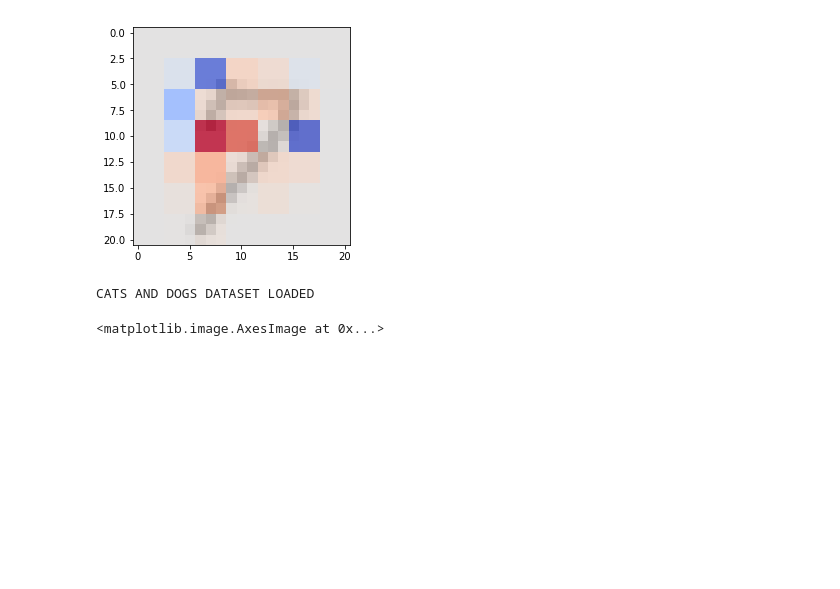
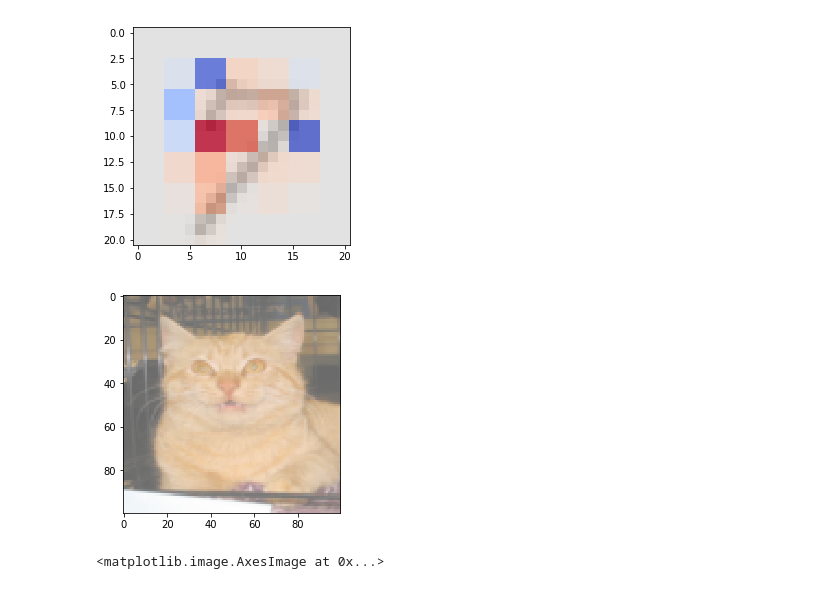
Before and after one commit to lhayne/ImageShap, a Jupyter notebook: presentation.ipynb, the cells around one changed output. Saved outputs shown, nothing was run; the diff lists cells and outputs as text; code cells hidden in the pictures; blank space fills up the shorter version.

```diff
--- a/presentation.ipynb
+++ b/presentation.ipynb
@@ -57,12 +57,23 @@ plt.imshow(dataset.X_train[0].reshape((21,21)),alpha=0.2,cmap="Greys")
 <matplotlib.image.AxesImage at 0x...>
 [figure]
 # %%
-cat_dataset = Dataset("catsdogs")
-k1 = np.load("weights/catsdogs/k1" + str(24) + ".npy")
-k2 = np.load("weights/catsdogs/k2" + str(24) + ".npy")
-f1 = np.load("weights/catsdogs/f1" + str(24) + ".npy")
-f2 = np.load("weights/catsdogs/f2" + str(24) + ".npy")
+# cat_dataset = Dataset("catsdogs")
+fig = plt.figure(frameon=False)
+im1 = plt.imshow(cat_dataset.X_train[0].reshape((100,100,3)),alpha=0.6)
+ims=[]
+for epoch in range(25):
+    k1 = np.load("weights/catsdogs/k1" + str(epoch) + ".npy")
+    k2 = np.load("weights/catsdogs/k2" + str(epoch) + ".npy")
+    f1 = np.load("weights/catsdogs/f1" + str(epoch) + ".npy")
+    f2 = np.load("weights/catsdogs/f2" + str(epoch) + ".npy")
 
-network = ConvNetwork("catsdogs",k1,k2,f1,f2)
+    network = ConvNetwork("catsdogs",k1,k2,f1,f2)
+    shap_map_superpixel_cats = network.shap_superpixel(cat_dataset.X_train[0],cat_dataset.y_train[0],cat_dataset,10)
+
+    im = plt.imshow(shap_map_superpixel_cats.reshape((100,100)),cmap="coolwarm",vmin=np.min(shap_map_superpixel_cats),vmax=np.max(shap_map_superpixel_cats),animated=True,alpha=0.4)
+    ims.append([im])
+
+ani = animation.ArtistAnimation(fig, ims)
+ani.save("cats_epochs_shap2.gif", writer='imagemagick', fps=1)
 # %% [output]
-CATS AND DOGS DATASET LOADED
+[figure, added]
```
Also changed, not shown: parts of 9 cells of this notebook, 15 other files.
